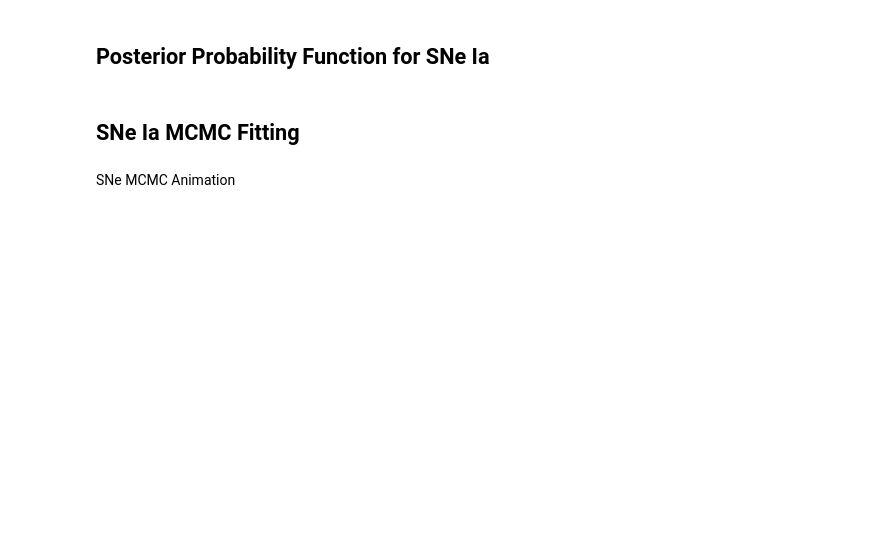
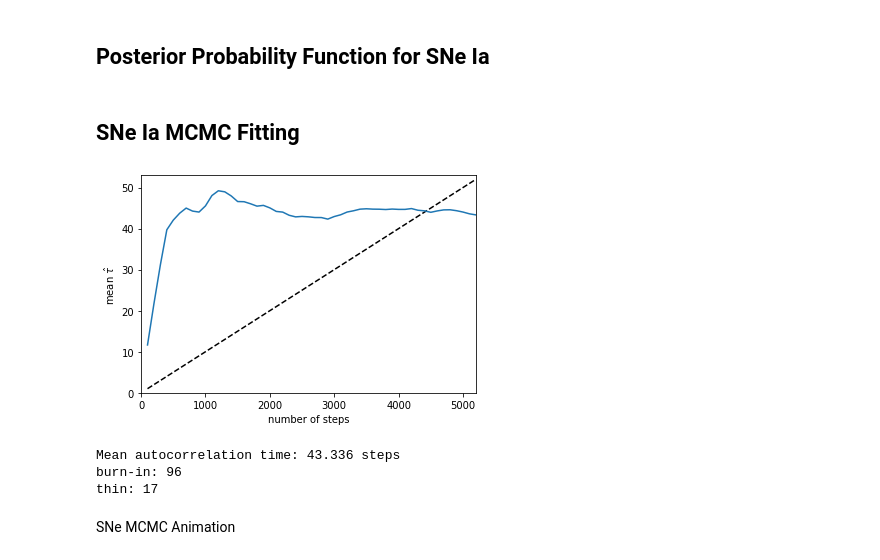
Before and after one commit to nlefrancois6/Phys-321-Project, a Jupyter notebook: Project_Main.ipynb, the cells around one changed output. Cells and saved outputs as stored; diff of their text form; code cells hidden in the pictures; blank space fills up the shorter version.

Commit message:
finished SNe mcmc running + plots

```diff
--- a/Project_Main.ipynb
+++ b/Project_Main.ipynb
@@ -400,0 +401,33 @@ def log_post_sn(theta, z, mu_data, mu_err):
+# %%
+#Check tau_f to tune MCMC, show corner plots of results
+#Plot the posterior fit with the data
+
+sn_z,sn_dm,sn_dm_err = np.loadtxt("SCPUnion2.1_mu_vs_z.txt",delimiter="\t",skiprows=5, usecols = (1,2,3),unpack=True)
+
+
+ndim = 3 # number of parameters
+nwalkers = 16
+
+#set up initial guesses
+H0_initial = 70
+Omc_initial =0.7
+Omm_initial = 0.3
+pars_initialGuess = np.asarray([H0_initial, ombh2_initial, omch2_initial])
+
+initial_pos = pars_initialGuess + 0.01 * np.random.randn(nwalkers, ndim) #gaussian ball of walkers
+
+args = (sn_z,sn_dm,sn_dm_err)
+
+backend_filename = "SNe_chain.h5"
+
+
+sampler_SNe, flat_samples_SNe, burn_in_SNe, thin_SNe = run_mcmc(log_post_sn, args, ndim, nwalkers, initial_pos, backend_filename, True)
+
+
+
+#Calculate posterior for omega_k = 1 - omega_m - omega_de
+# %% [output]
+[figure, added]
+Mean autocorrelation time: 43.336 steps
+burn-in: 96
+thin: 17
```
Also changed, not shown: parts of 7 cells of this notebook.
